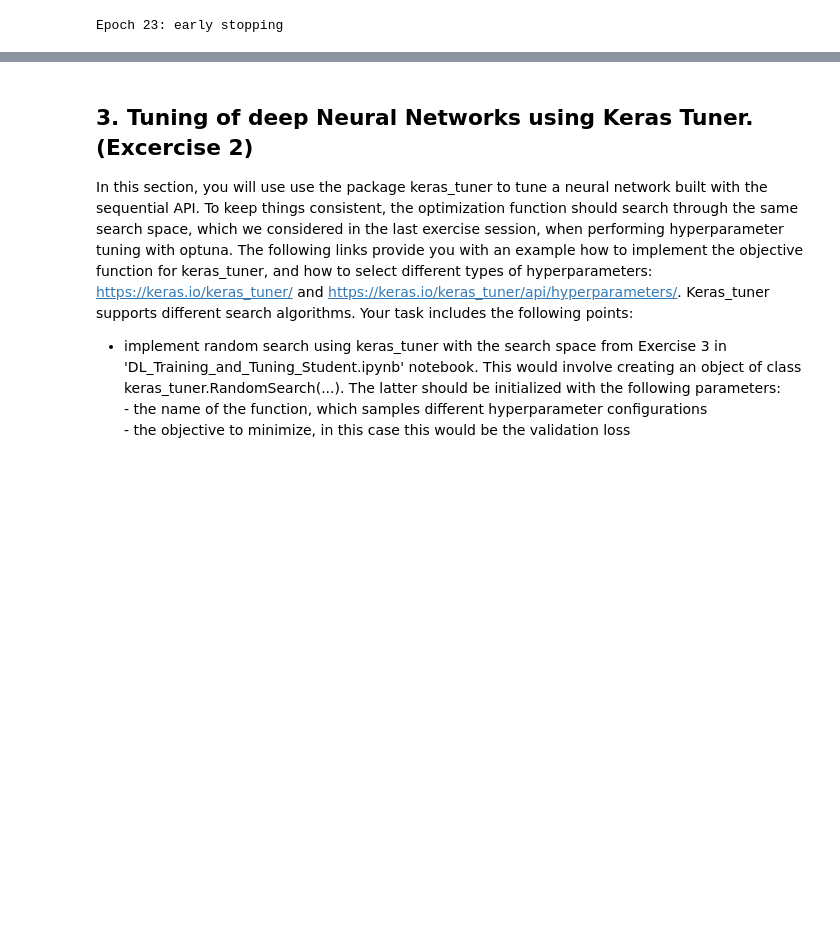
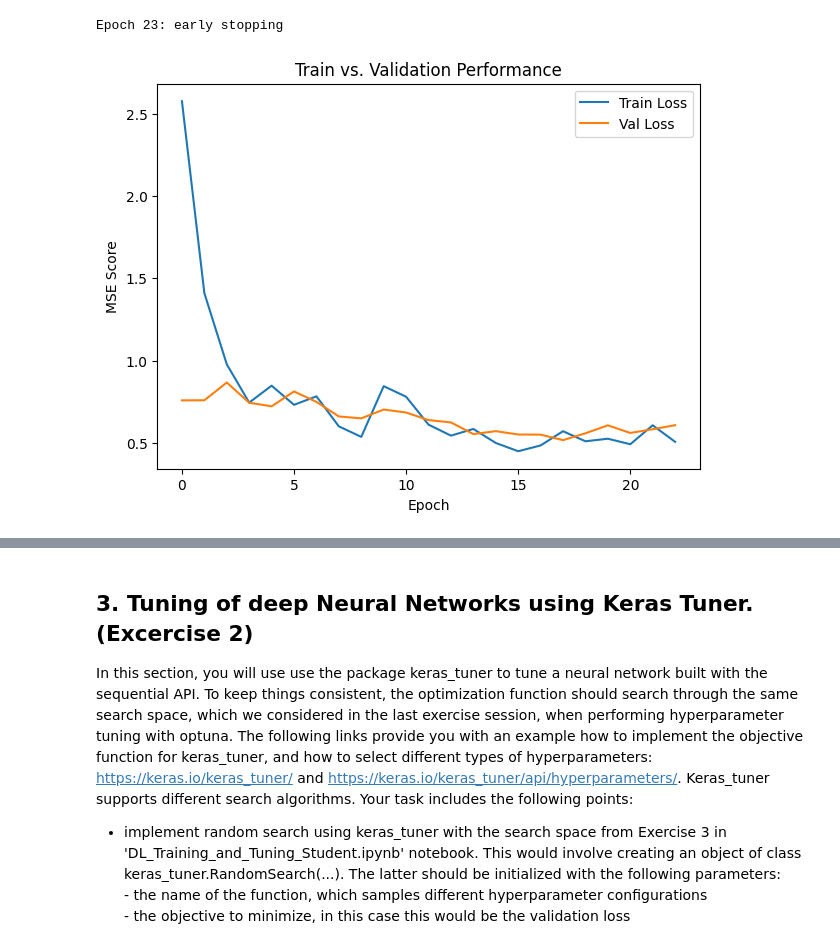
Before and after one commit to busrakasabali/Exercise, a Jupyter notebook: Tensorflow_and_Keras_Model_Training_Student.ipynb, the cells around one changed output, grey strips where cells are left out. Saved outputs shown, nothing was run; the diff lists cells and outputs as text; code cells hidden in the pictures; blank space fills up the shorter version.

```diff
--- a/Tensorflow_and_Keras_Model_Training_Student.ipynb
+++ b/Tensorflow_and_Keras_Model_Training_Student.ipynb
@@ -377,26 +377,38 @@ model_training_history=model.fit(x=x_train_rescaled,
 Epoch 23: early stopping
 # %%
 #Create a function for visualize the model performance which takes as inputs the train_loss_list val_loss_list:
-def visualize_performance(...)->...:
+def visualize_performance(train_loss_list: list,
+                          val_loss_list: list)-> None:
     '''
-    ...
+    Visualizes the training vs. validation performance of a feedforward neural network.
 
     Parameters:
     -----------
-    ...
+    train_loss_list: list
+      List of epoch train loss values.
+    val_loss_list: list
+      list of epoch val loss values.
 
-    ...
+    Returns: None
+    '''
 
-
-
-    Returns: ...
-    '''
+    plt.figure(figsize=(7,5))
+    plt.plot(train_loss_list,label='Train Loss')
+    plt.plot(val_loss_list, label='Val Loss')
+    plt.ylabel('MSE Score')
+    plt.xlabel('Epoch')
+    plt.title('Train vs. Validation Performance')
+    plt.legend()
+    plt.show()
+    plt.close()
 
 #Visualize the performance by calling the function.
 #You can access the training history by calling model_training_history.history...
 train_loss=model_training_history.history['loss']
 val_loss=model_training_history.history['val_loss']
 
 visualize_performance(train_loss_list=train_loss,
                       val_loss_list=val_loss)
+# %% [output]
+[figure, added]
 # %%
```
Also changed, not shown: parts of 1 cell of this notebook.
